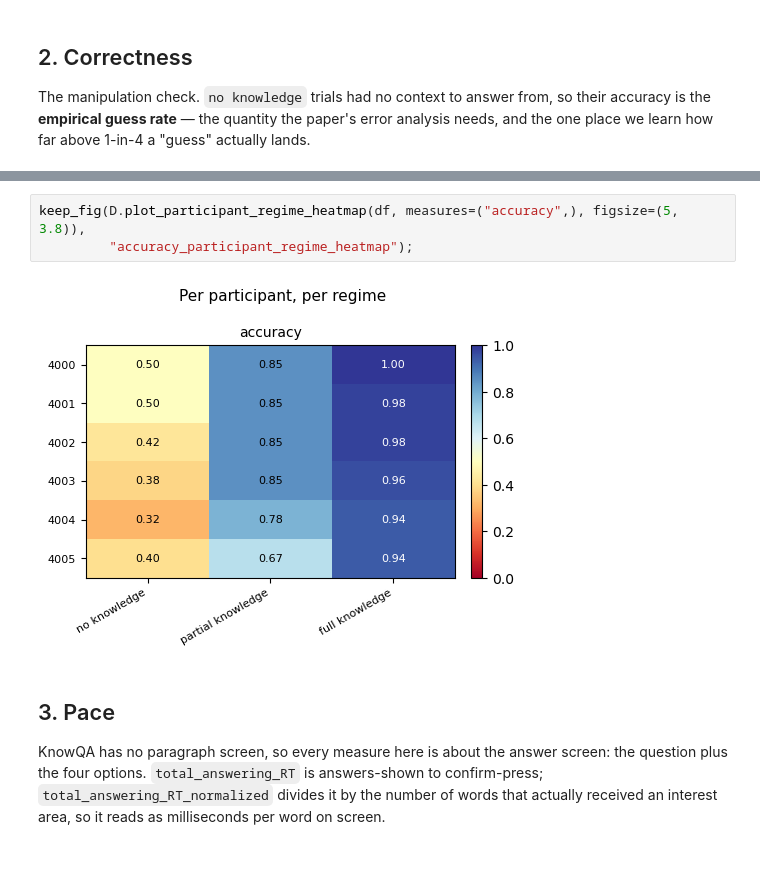
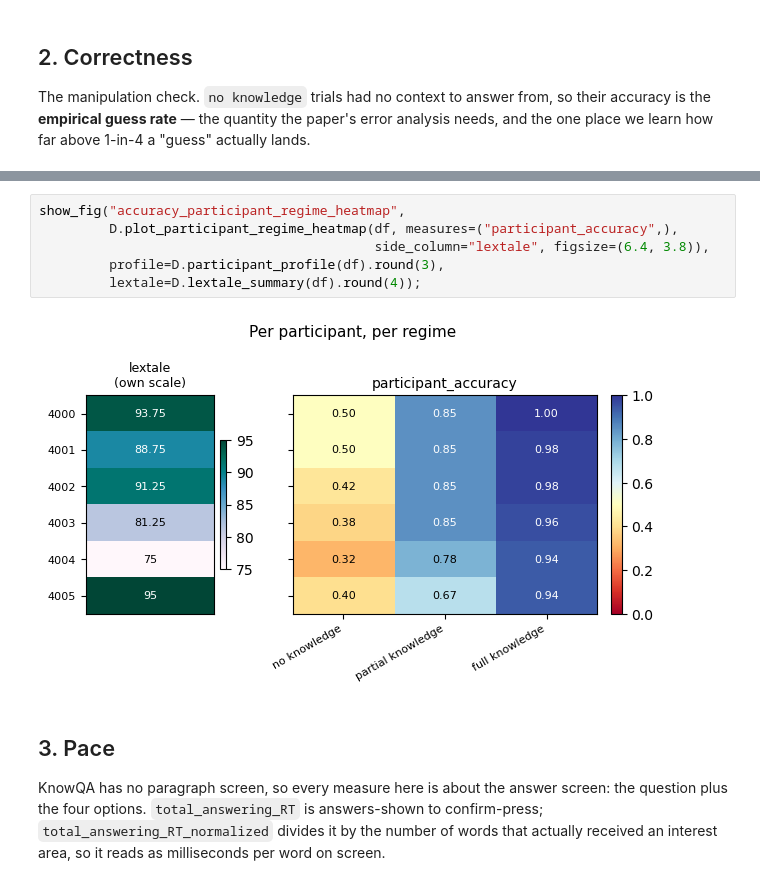
Before and after one commit to Mormorfor/QA_eyetracking, a Jupyter notebook: notebooks/knowqa_data_showcase.ipynb, the cells around one changed output, grey strips where cells are left out. Saved outputs shown, nothing was run; the diff lists cells and outputs as text.

```diff
--- a/notebooks/knowqa_data_showcase.ipynb
+++ b/notebooks/knowqa_data_showcase.ipynb
@@ -122,11 +120,14 @@ keep(
 | 4003 | 0.724 | 0.38 | 0.848 | 0.959 |
 | 4004 | 0.676 | 0.32 | 0.783 | 0.939 |
 | 4005 | 0.669 | 0.40 | 0.674 | 0.939 |
-# %%
-keep_fig(D.plot_participant_regime_heatmap(df, measures=("accuracy",), figsize=(5, 3.8)),
-         "accuracy_participant_regime_heatmap");
-# %% [output]
-[figure, removed]
+# %%
+show_fig("accuracy_participant_regime_heatmap",
+         D.plot_participant_regime_heatmap(df, measures=("participant_accuracy",),
+                                           side_column="lextale", figsize=(6.4, 3.8)),
+         profile=D.participant_profile(df).round(3),
+         lextale=D.lextale_summary(df).round(4));
+# %% [output]
+[figure, added]
 # %% [markdown]
 ## 3. Pace
 
```
Also changed, not shown: parts of 56 cells of this notebook, 6 other files.
